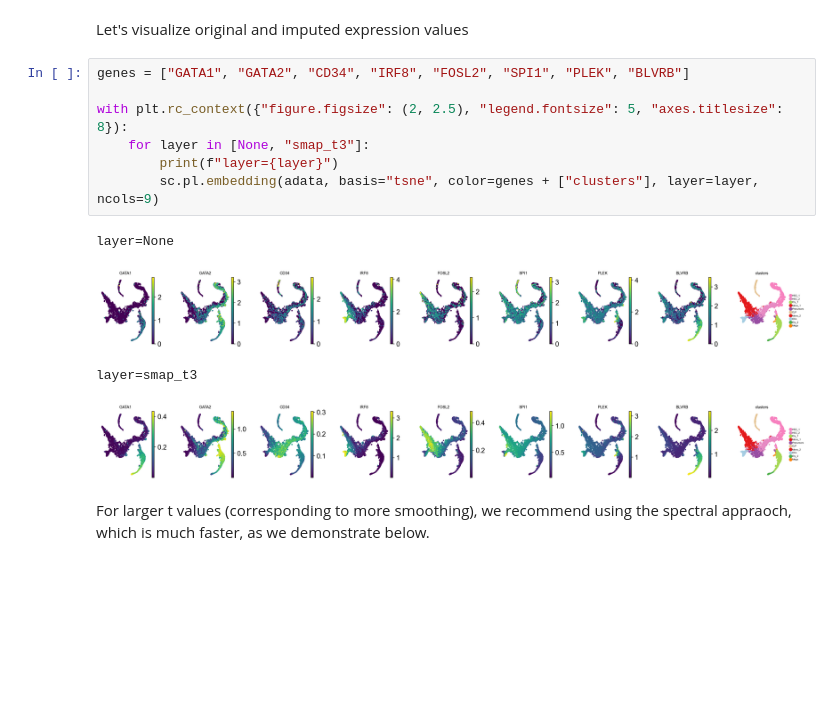
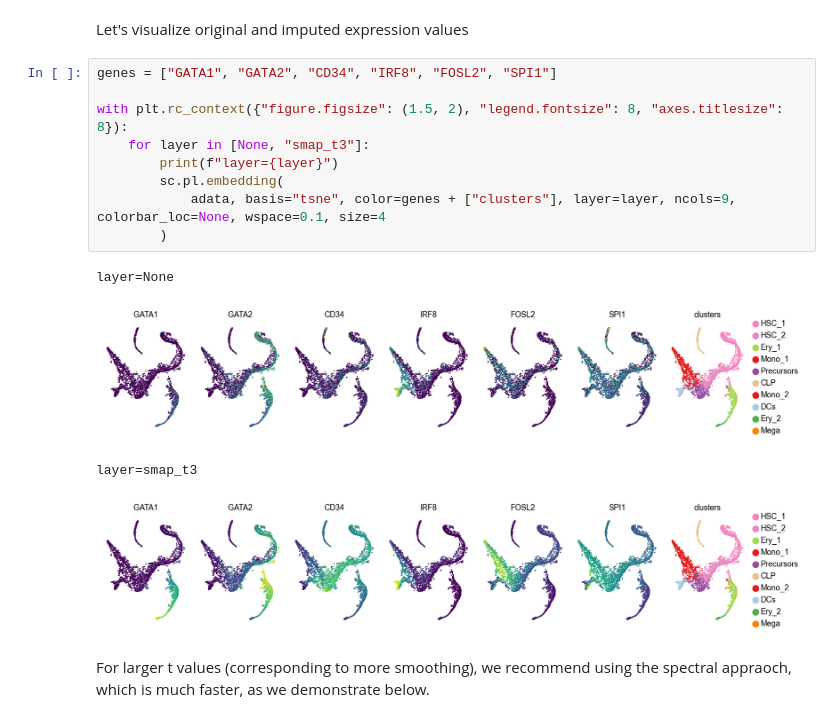
Before and after one commit to quadbio/cellmapper, a Jupyter notebook: docs/notebooks/tutorials/data_denoising.ipynb, the cells around one changed output. Saved outputs shown, nothing was run; the diff lists cells and outputs as text; blank space fills up the shorter version.

```diff
--- a/docs/notebooks/tutorials/data_denoising.ipynb
+++ b/docs/notebooks/tutorials/data_denoising.ipynb
@@ -92,17 +92,19 @@ INFO     Expression for layer 'X' mapped and stored in query_imputed.X.
 # %% [markdown]
 Let's visualize original and imputed expression values
 # %%
-genes = ["GATA1", "GATA2", "CD34", "IRF8", "FOSL2", "SPI1", "PLEK", "BLVRB"]
+genes = ["GATA1", "GATA2", "CD34", "IRF8", "FOSL2", "SPI1"]
 
-with plt.rc_context({"figure.figsize": (2, 2.5), "legend.fontsize": 5, "axes.titlesize": 8}):
+with plt.rc_context({"figure.figsize": (1.5, 2), "legend.fontsize": 8, "axes.titlesize": 8}):
     for layer in [None, "smap_t3"]:
         print(f"layer={layer}")
-        sc.pl.embedding(adata, basis="tsne", color=genes + ["clusters"], layer=layer, ncols=9)
+        sc.pl.embedding(
+            adata, basis="tsne", color=genes + ["clusters"], layer=layer, ncols=9, colorbar_loc=None, wspace=0.1, size=4
+        )
 # %% [output]
 layer=None
-[figure, old version]
+[figure, new version]
 layer=smap_t3
-[figure, old version]
+[figure, new version]
 # %% [markdown]
 For larger t values (corresponding to more smoothing), we recommend using the spectral appraoch, which is much faster, as we demonstrate below.
 # %%
```
Also changed, not shown: parts of 2 cells of this notebook, 1 other file.
